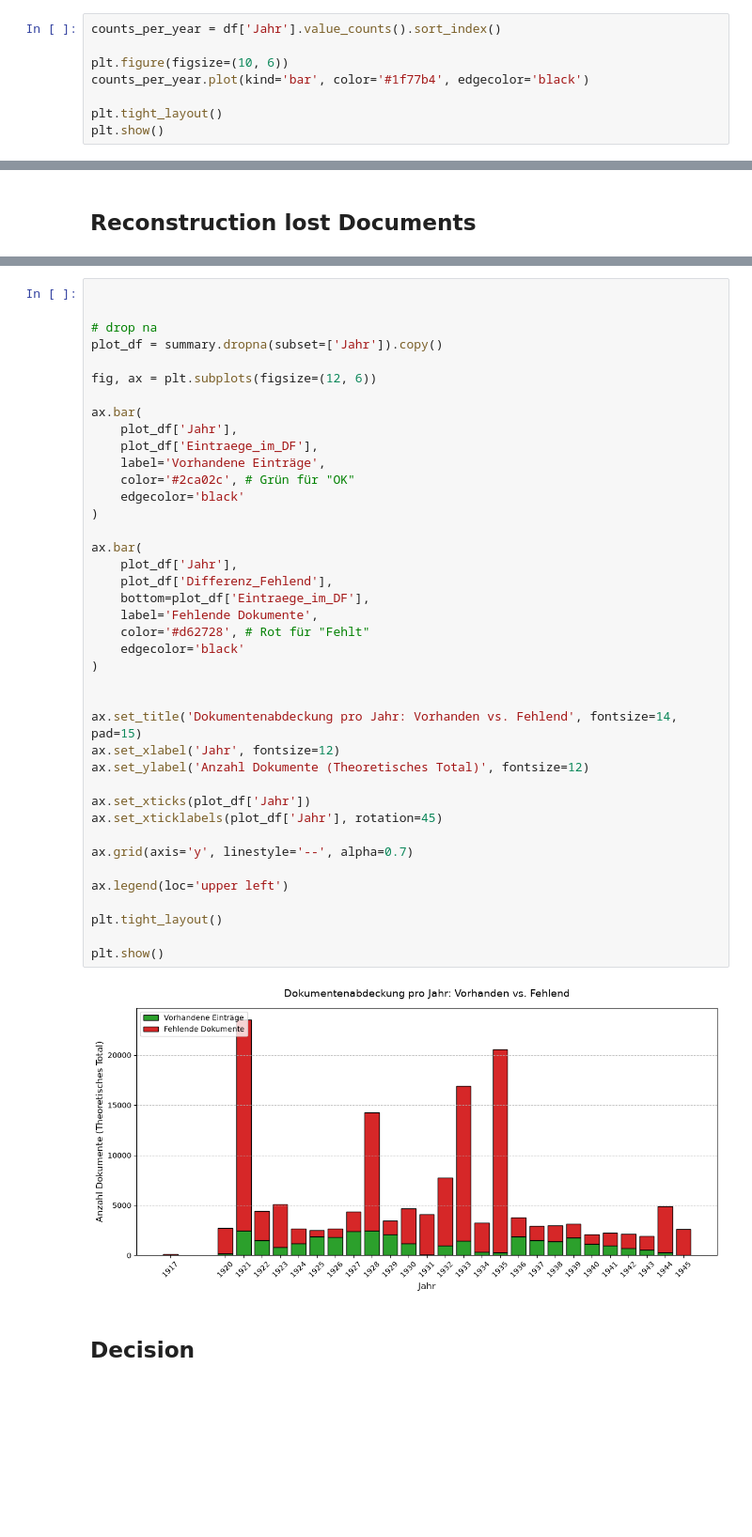
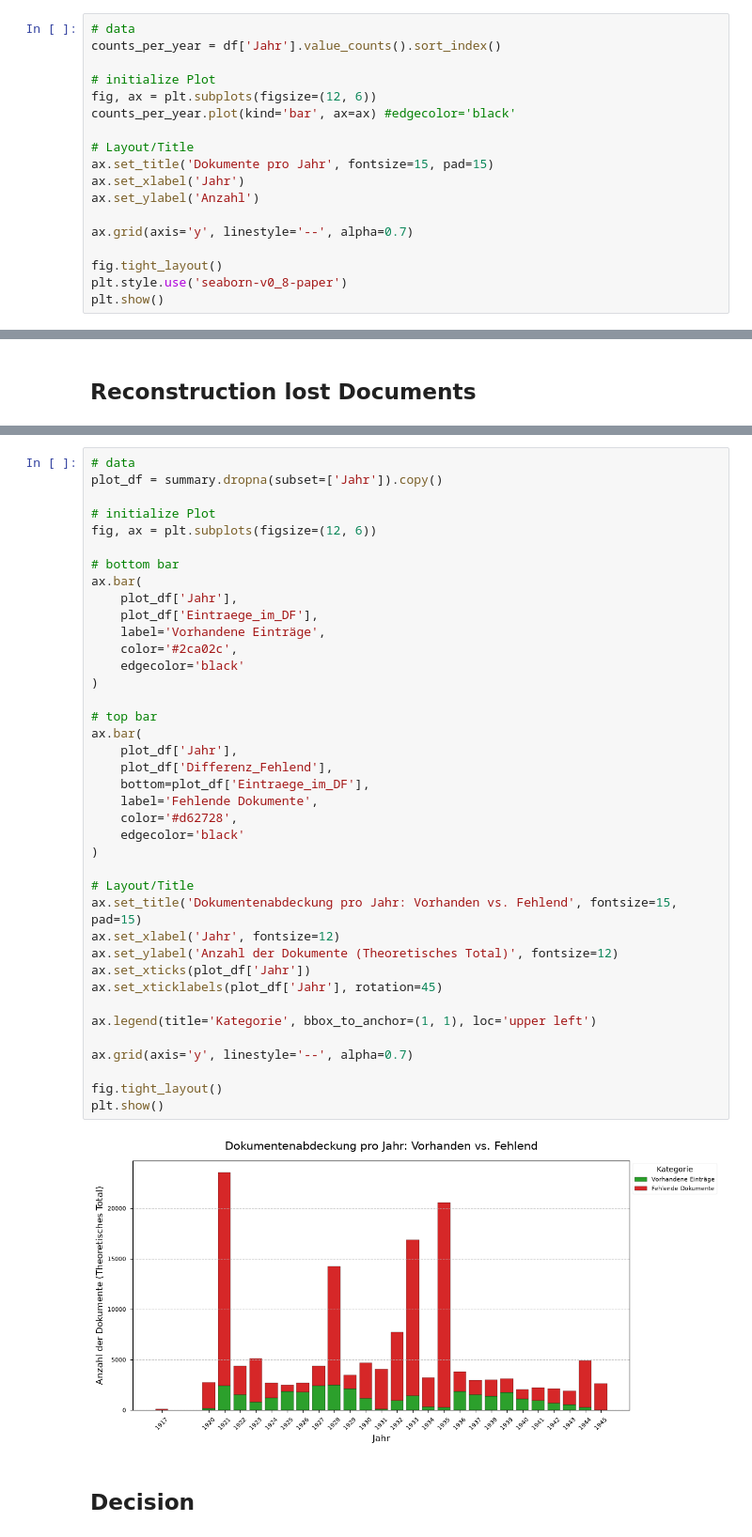
Before and after one commit to codemitdjango/german-film-censorship, a Jupyter notebook: src/analysis/analysis.ipynb, the cells around one changed output, grey strips where cells are left out. Shown at 94% size. Drawn from its saved outputs; the diff is of its cells as text; blank space fills up the shorter version.

```diff
--- a/src/analysis/analysis.ipynb
+++ b/src/analysis/analysis.ipynb
@@ -153,9 +215,19 @@ gefiltertes_df
 # %%
+# data
 counts_per_year = df['Jahr'].value_counts().sort_index()
 
-plt.figure(figsize=(10, 6))
-counts_per_year.plot(kind='bar', color='#1f77b4', edgecolor='black')
+# initialize Plot
+fig, ax = plt.subplots(figsize=(12, 6))
+counts_per_year.plot(kind='bar', ax=ax) #edgecolor='black'
 
-plt.tight_layout()
+# Layout/Title
+ax.set_title('Dokumente pro Jahr', fontsize=15, pad=15)
+ax.set_xlabel('Jahr')
+ax.set_ylabel('Anzahl')
+
+ax.grid(axis='y', linestyle='--', alpha=0.7)
+
+fig.tight_layout()
+plt.style.use('seaborn-v0_8-paper')
 plt.show()
 # %% [output]
@@ -194,47 +266,46 @@ print(summary.to_string(index=False))
  1944             55969.0         60872.0                  4904.0              290             4614.0
  1945             58299.0         60934.0                  2636.0               14             2622.0
 # %%
-
-
-# drop na
+# data
 plot_df = summary.dropna(subset=['Jahr']).copy()
 
+# initialize Plot
 fig, ax = plt.subplots(figsize=(12, 6))
 
+# bottom bar
 ax.bar(
     plot_df['Jahr'],
     plot_df['Eintraege_im_DF'],
     label='Vorhandene Einträge',
-    color='#2ca02c', # Grün für "OK"
+    color='#2ca02c',
     edgecolor='black'
 )
 
+# top bar
 ax.bar(
     plot_df['Jahr'],
     plot_df['Differenz_Fehlend'],
     bottom=plot_df['Eintraege_im_DF'],
     label='Fehlende Dokumente',
-    color='#d62728', # Rot für "Fehlt"
+    color='#d62728',
     edgecolor='black'
 )
 
-
-ax.set_title('Dokumentenabdeckung pro Jahr: Vorhanden vs. Fehlend', fontsize=14, pad=15)
+# Layout/Title
+ax.set_title('Dokumentenabdeckung pro Jahr: Vorhanden vs. Fehlend', fontsize=15, pad=15)
 ax.set_xlabel('Jahr', fontsize=12)
-ax.set_ylabel('Anzahl Dokumente (Theoretisches Total)', fontsize=12)
-
+ax.set_ylabel('Anzahl der Dokumente (Theoretisches Total)', fontsize=12)
 ax.set_xticks(plot_df['Jahr'])
 ax.set_xticklabels(plot_df['Jahr'], rotation=45)
 
+ax.legend(title='Kategorie', bbox_to_anchor=(1, 1), loc='upper left')
+
 ax.grid(axis='y', linestyle='--', alpha=0.7)
 
-ax.legend(loc='upper left')
-
-plt.tight_layout()
-
+fig.tight_layout()
 plt.show()
 # %% [output]
-[figure, old version]
+[figure, new version]
 # %% [markdown]
 ## Decision
 # %%
```
Also changed, not shown: parts of 23 cells of this notebook, 1 other file.
